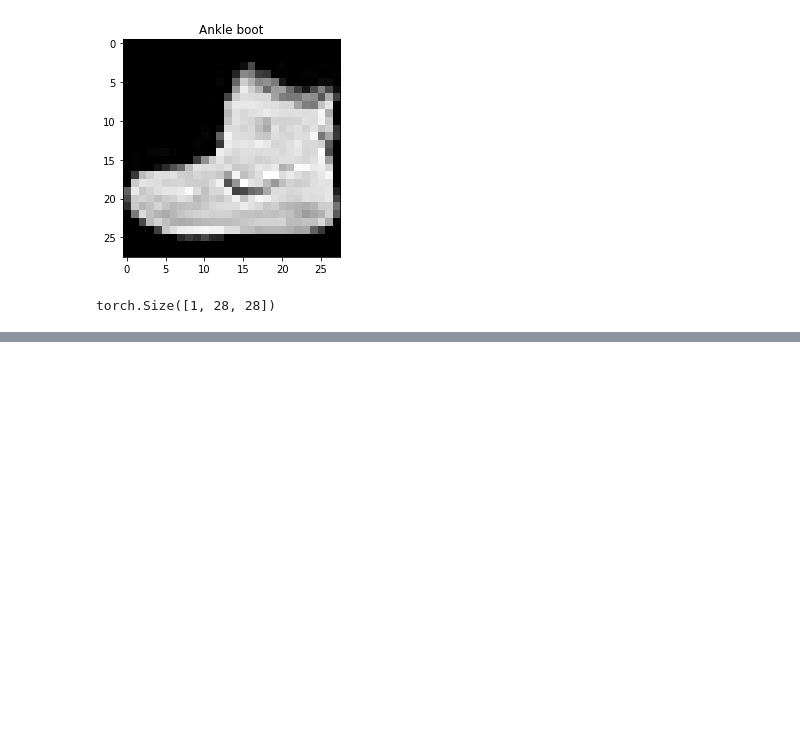
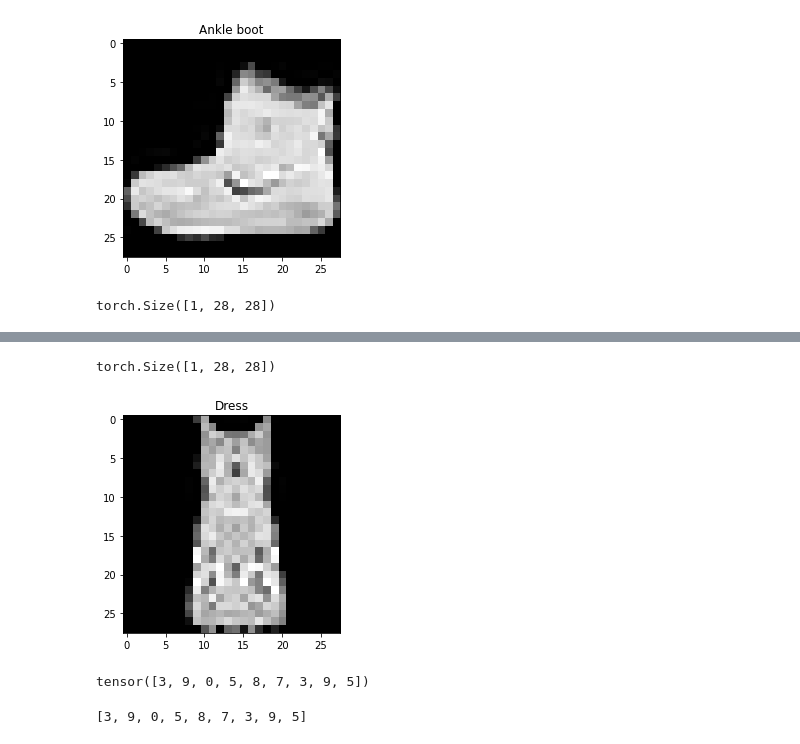
Before and after one commit to Sidharth-Darwin/PyTorch_Programs, a Jupyter notebook: cnn1.ipynb, the cells around one changed output, grey strips where cells are left out. Cells and saved outputs as stored; diff of their text form; code cells hidden in the pictures; blank space fills up the shorter version.

```diff
--- a/cnn1.ipynb
+++ b/cnn1.ipynb
@@ -294,0 +324,31 @@ output.eval_js('new Audio("https://upload.wikimedia.org/wikipedia/commons/5/5c/A
+# %%
+import random
+
+test_samples = []
+test_labels = []
+
+for sample, label in random.sample(list(test_data), k=9):
+    test_samples.append(sample)
+    test_labels.append(label)
+
+test_samples[0].shape
+# %% [output]
+torch.Size([1, 28, 28])
+# %%
+plt.imshow(test_samples[0].squeeze(), cmap='gray')
+plt.title(test_data.classes[test_labels[0]])
+plt.show()
+# %% [output]
+[figure, added]
+# %%
+pred_probs = make_predictions(model=model1,
+                              data=test_samples,
+                              device=device)
+pred_classes = pred_probs.argmax(dim=1)
+pred_classes
+# %% [output]
+tensor([3, 9, 0, 5, 8, 7, 3, 9, 5])
+# %%
+test_labels
+# %% [output]
+[3, 9, 0, 5, 8, 7, 3, 9, 5]
```
Also changed, not shown: parts of 16 cells of this notebook.
